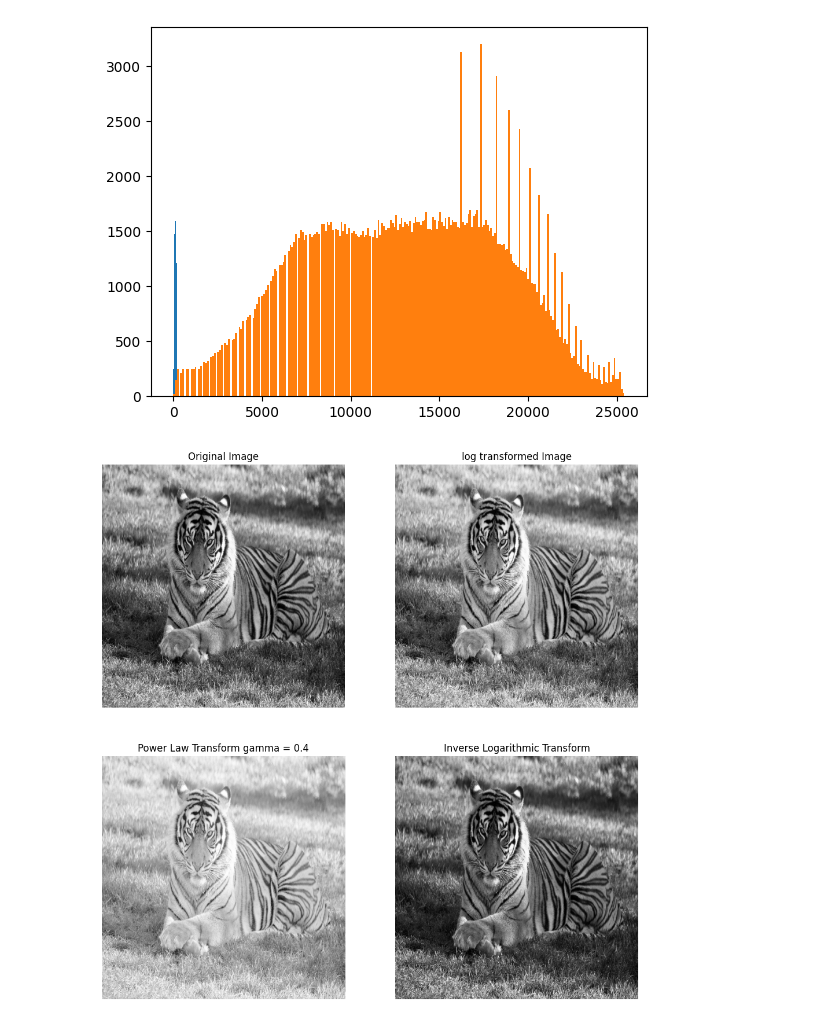
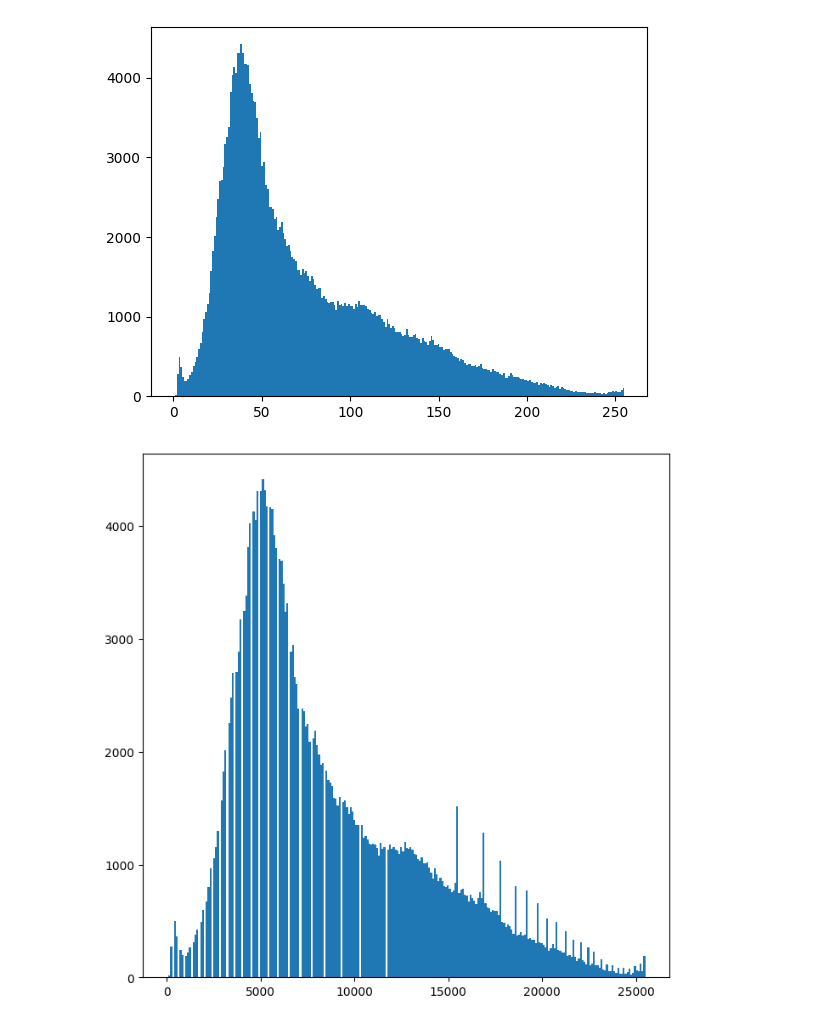
Before and after one commit to AshiqPranto/DigitalImageProcessingLab_CSE4181, a Jupyter notebook: Task2/2_b.ipynb, the cells around one changed output. Drawn from its saved outputs; the diff is of its cells as text; code cells hidden in the pictures.

```diff
--- a/Task2/2_b.ipynb
+++ b/Task2/2_b.ipynb
@@ -4,7 +4,7 @@ import matplotlib.pyplot as plt
 import numpy as np
 
 # Read the original image
-path = "../SrcImage/tiger.jpeg"  # Replace with your image path
+path = "../SrcImage/sample1.jpg"  # Replace with your image path
 img_bgr = cv2.imread(path)
 img_rgb = cv2.cvtColor(img_bgr, cv2.COLOR_BGR2RGB)
 img_gray = cv2.cvtColor(img_bgr, cv2.COLOR_BGR2GRAY)
@@ -24,38 +24,40 @@ power_transformed = c * np.power(img, gamma)
 # Apply the logarithmic transform
 # log_transformed = c * np.log(1 + img)
 log_transformed = c * (255 * (np.log(1 + img/255) / np.log(2)))
+plt.figure(figsize=(8, 8))
 plt.hist(log_transformed.ravel(), 256)
 # Apply the inverse logarithmic transform
 c = 255
 inverse_log_transformed = 255 * (np.power(2, (img/c)) - 1)
 
 
 # Display the original, power transformed, and inverse logarithmic transformed images
 plt.figure(figsize=(12, 12))
 plt.subplot(2, 2, 1)
 plt.imshow(img, cmap='gray')
 plt.title("Original Image")
 plt.axis("off")
 
 # plt.figure(figsize=(12, 4))
 plt.subplot(2, 2, 2)
 plt.imshow(log_transformed, cmap='gray')
 plt.title("log transformed Image")
 plt.axis("off")
 
 
 
 plt.subplot(2, 2, 3)
 plt.imshow(power_transformed, cmap='gray')
 plt.title(f"Power Law Transform gamma = {gamma}")
 plt.axis("off")
 
 plt.subplot(2, 2, 4)
+# plt.imshow(cv2.cvtColor(inverse_log_transformed, cv2.COLOR_BGR2RGB))
 plt.imshow(inverse_log_transformed, cmap='gray')
 plt.title("Inverse Logarithmic Transform")
 plt.axis("off")
 
 plt.show()
 # %% [output]
-[figure, old version]
+[figure, new version]
-[figure, old version]
+[figure, new version]
```
Also changed, not shown: parts of 1 cell of this notebook, 25 other files.
